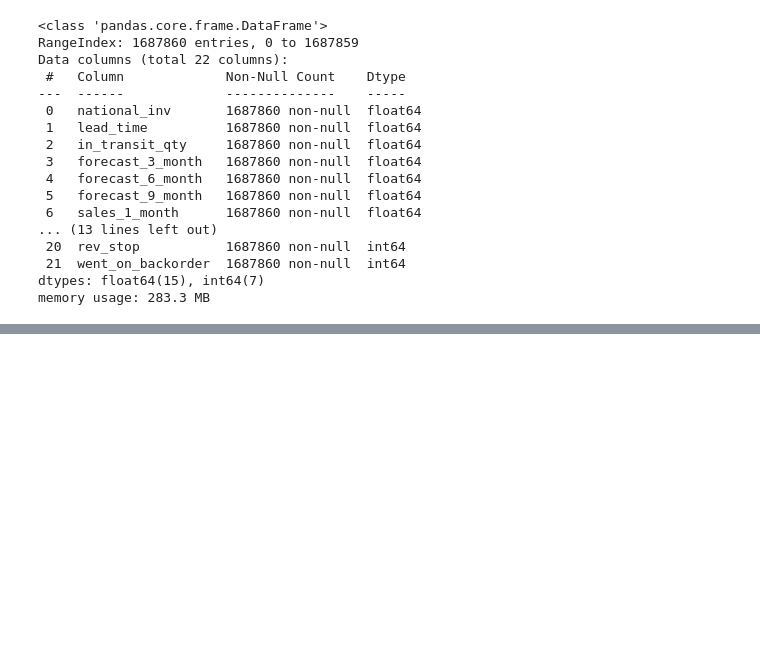
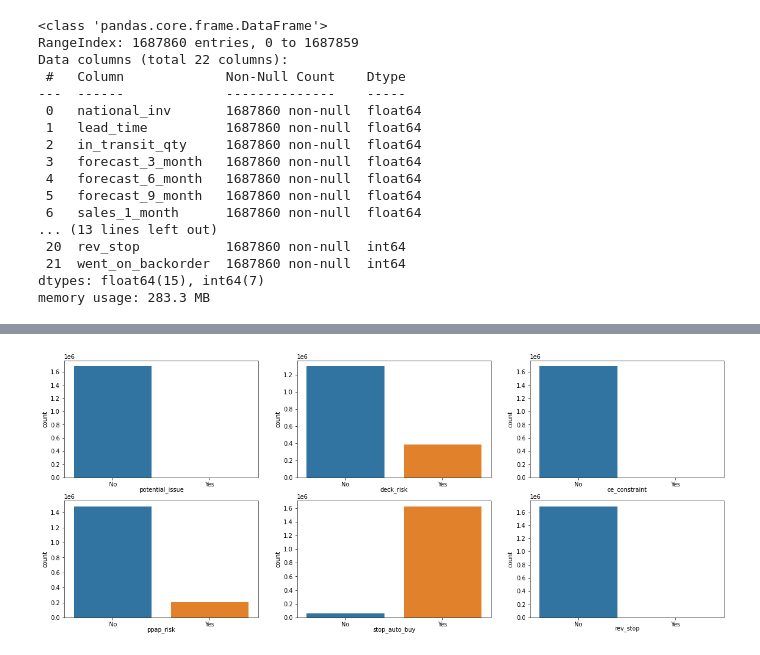
Before and after one commit to Rahul-71/BackOrderPrediction, a Jupyter notebook: BackOrder_Prediction_iNeuron.ipynb, the cells around one changed output, grey strips where cells are left out. Cells and saved outputs as stored; diff of their text form; code cells hidden in the pictures; blank space fills up the shorter version.

```diff
--- a/BackOrder_Prediction_iNeuron.ipynb
+++ b/BackOrder_Prediction_iNeuron.ipynb
@@ -144,0 +188,12 @@ memory usage: 283.3 MB
+# %%
+# COUNT PLOT
+
+plt.figure(figsize=(20,8))
+for i,feat in enumerate(catg_features):
+  plt.subplot(2,3,i+1)
+  sns.countplot(df[feat])
+  plt.xlabel(xlabel=feat,labelpad=-2)
+  plt.xticks(ticks=[0,1], labels=['No', 'Yes'])
+plt.show()
+# %% [output]
+[figure, added]
```
Also changed, not shown: parts of 13 cells of this notebook.
